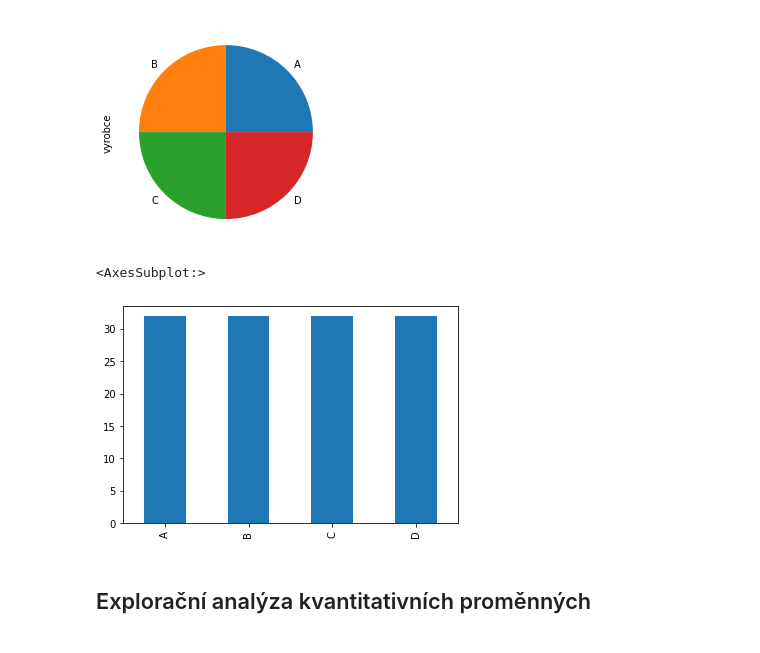
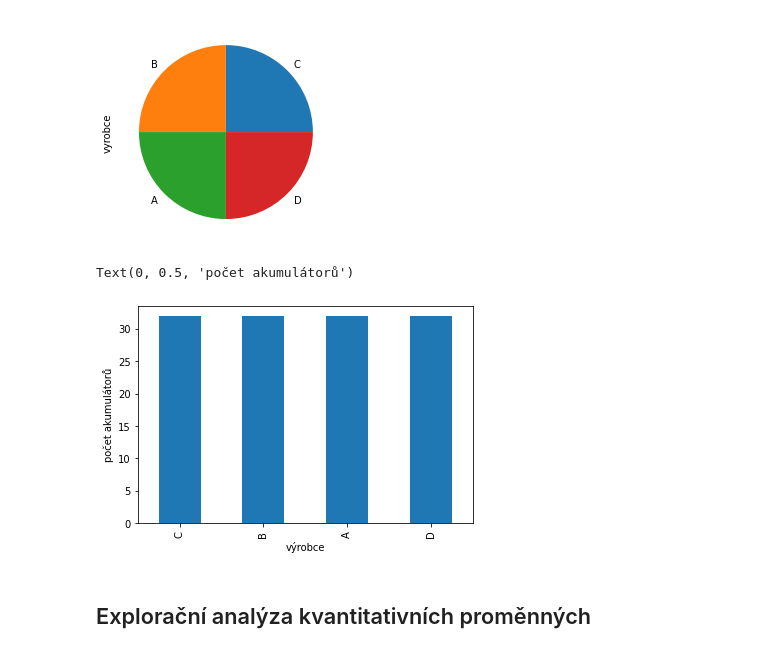
Before and after one commit to ea542/Statistika-I, a Jupyter notebook: EDA_aku/EDA_HT_aku.ipynb, the cells around one changed output. Saved outputs shown, nothing was run; the diff lists cells and outputs as text; code cells hidden in the pictures.

```diff
--- a/EDA_aku/EDA_HT_aku.ipynb
+++ b/EDA_aku/EDA_HT_aku.ipynb
@@ -42,4 +48,5 @@ dtype('O')
 # sloupec lze převést na typ Category
 aku['vyrobce']=aku['vyrobce'].astype('category')
 # pro data typu Category můžeme zvolit vlastní pořadí kategorií (hodnot)
-aku['vyrobce'].cat.reorder_categories(['C', 'B', 'A', 'D'])
+aku['vyrobce']=aku['vyrobce'].cat.as_ordered()
+aku['vyrobce']=aku['vyrobce'].cat.reorder_categories(['C', 'B', 'A', 'D'])
@@ -80,9 +89,11 @@ aku['vyrobce'].value_counts().plot.pie()
 # %%
 # sloupcový graf
 aku['vyrobce'].value_counts().plot.bar()
+plt.xlabel("výrobce")
+plt.ylabel("počet akumulátorů")
 # %% [output]
-<AxesSubplot:>
+Text(0, 0.5, 'počet akumulátorů')
-[figure, old version]
+[figure, new version]
 # %% [markdown]
 ## Explorační analýza kvantitativních proměnných
 # %%
```
Also changed, not shown: parts of 48 cells of this notebook.
